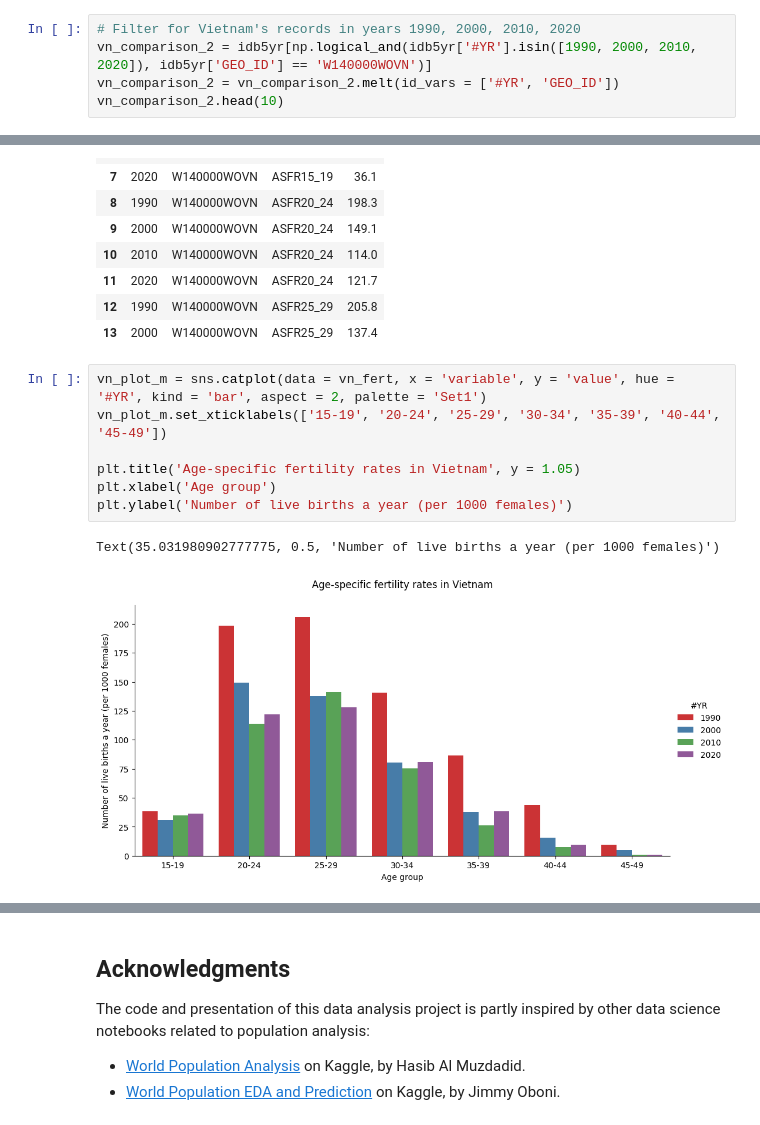
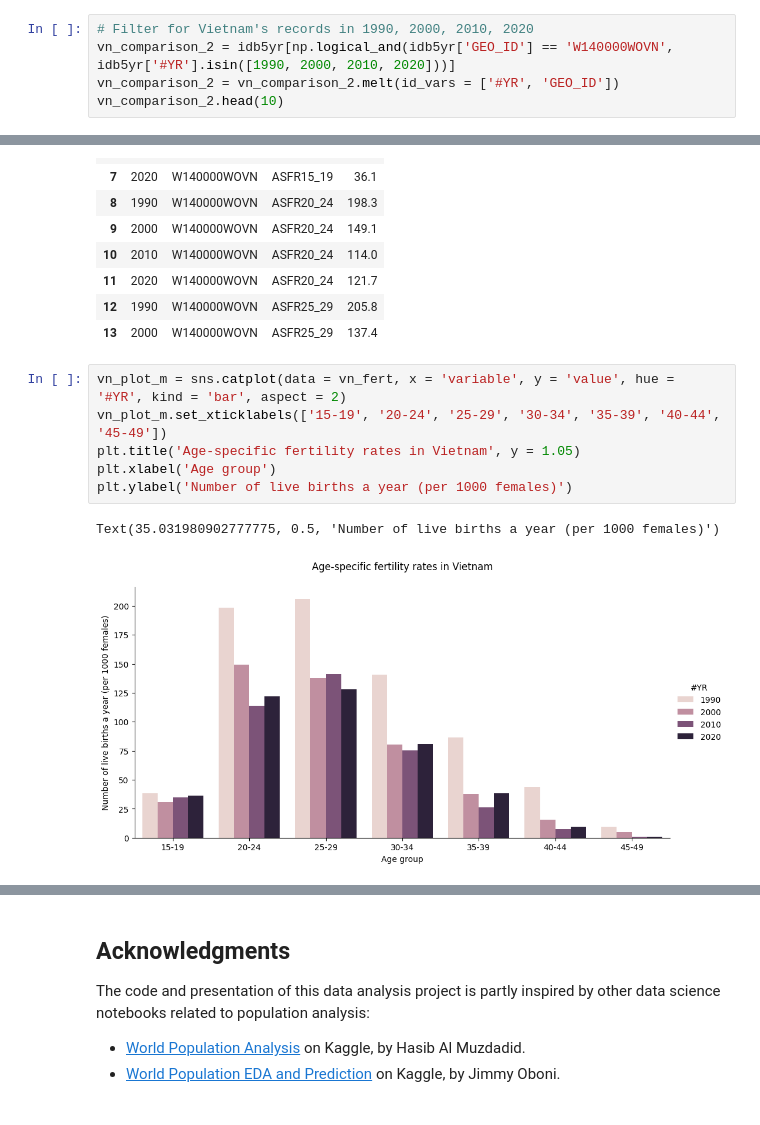
Before and after one commit to thaianle/international-database, a Jupyter notebook: idb5yr-python.ipynb, the cells around one changed output, grey strips where cells are left out. Drawn from its saved outputs; the diff is of its cells as text.

```diff
--- a/idb5yr-python.ipynb
+++ b/idb5yr-python.ipynb
@@ -411,8 +446,8 @@ The column names for age-specific fertility rates all follow a common naming con
 - ...
 - **ASFR45_49**: For females age 45-49
 # %%
-# Filter for Vietnam's records in years 1990, 2000, 2010, 2020
-vn_comparison_2 = idb5yr[np.logical_and(idb5yr['#YR'].isin([1990, 2000, 2010, 2020]), idb5yr['GEO_ID'] == 'W140000WOVN')]
+# Filter for Vietnam's records in 1990, 2000, 2010, 2020
+vn_comparison_2 = idb5yr[np.logical_and(idb5yr['GEO_ID'] == 'W140000WOVN', idb5yr['#YR'].isin([1990, 2000, 2010, 2020]))]
 vn_comparison_2 = vn_comparison_2.melt(id_vars = ['#YR', 'GEO_ID'])
 vn_comparison_2.head(10)
 # %% [output]
@@ -444,12 +479,11 @@ vn_fert.head(10)
 | 12 | 1990 | W140000WOVN | ASFR25_29 | 205.8 |
 | 13 | 2000 | W140000WOVN | ASFR25_29 | 137.4 |
 # %%
-vn_plot_m = sns.catplot(data = vn_fert, x = 'variable', y = 'value', hue = '#YR', kind = 'bar', aspect = 2, palette = 'Set1')
+vn_plot_m = sns.catplot(data = vn_fert, x = 'variable', y = 'value', hue = '#YR', kind = 'bar', aspect = 2)
 vn_plot_m.set_xticklabels(['15-19', '20-24', '25-29', '30-34', '35-39', '40-44', '45-49'])
-
 plt.title('Age-specific fertility rates in Vietnam', y = 1.05)
 plt.xlabel('Age group')
 plt.ylabel('Number of live births a year (per 1000 females)')
 # %% [output]
 Text(35.031980902777775, 0.5, 'Number of live births a year (per 1000 females)')
-[figure, old version]
+[figure, new version]
```
Also changed, not shown: parts of 13 cells of this notebook.
